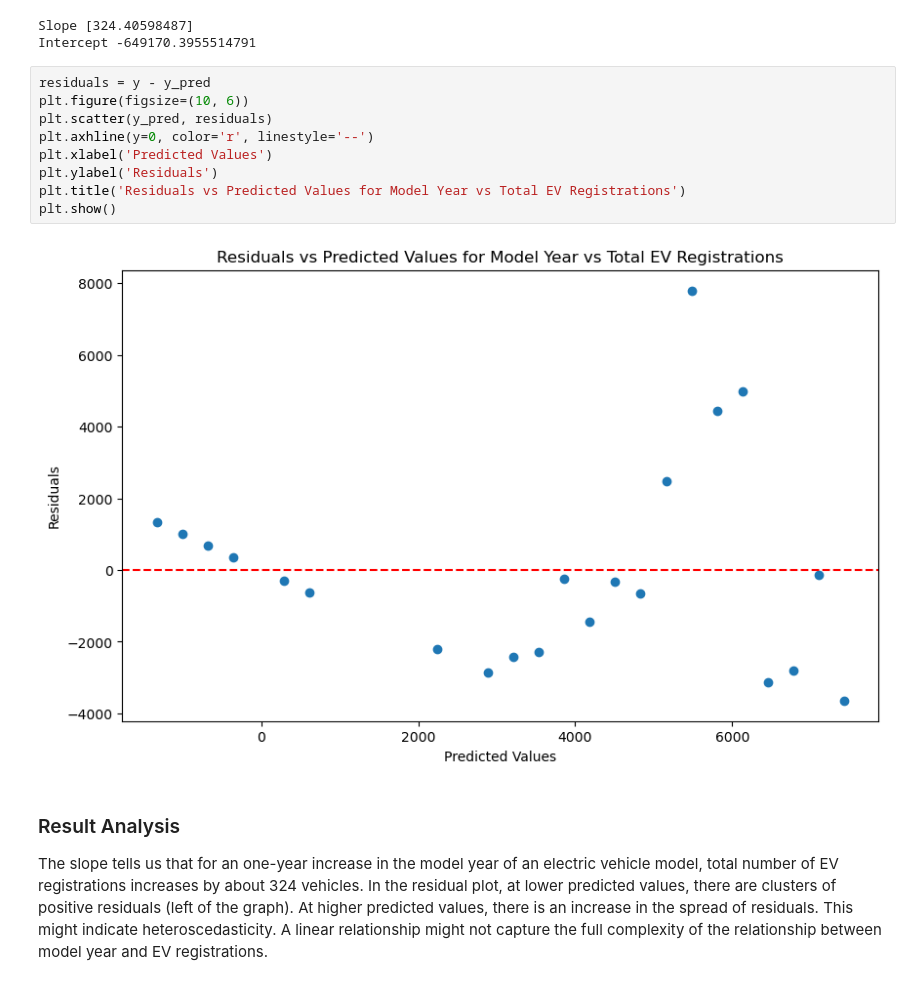
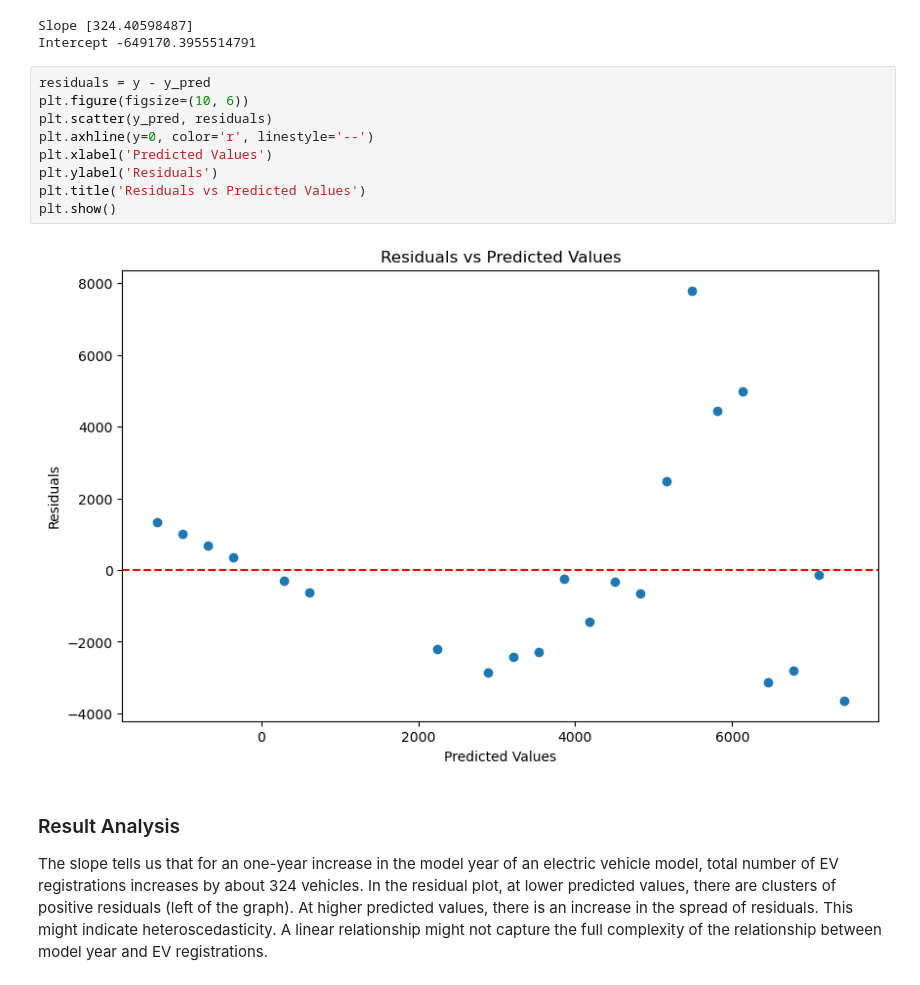
Before and after one commit to vivianzhou1288/info2950-final, a Jupyter notebook: Phase 2.ipynb, the cells around one changed output. Cells and saved outputs as stored; diff of their text form.

```diff
--- a/Phase 2.ipynb
+++ b/Phase 2.ipynb
@@ -357,14 +357,14 @@ Intercept -649170.3955514791
 # %%
 residuals = y - y_pred
 plt.figure(figsize=(10, 6))
 plt.scatter(y_pred, residuals)
 plt.axhline(y=0, color='r', linestyle='--')
 plt.xlabel('Predicted Values')
 plt.ylabel('Residuals')
-plt.title('Residuals vs Predicted Values for Model Year vs Total EV Registrations')
+plt.title('Residuals vs Predicted Values')
 plt.show()
 # %% [output]
-[figure, old version]
+[figure, new version]
 # %% [markdown]
 ### Result Analysis
 The slope tells us that for an one-year increase in the model year of an electric vehicle model, total number of EV registrations increases by about 324 vehicles. In the residual plot, at lower predicted values, there are clusters of positive residuals (left of the graph). At higher predicted values, there is an increase in the spread of residuals. This might indicate heteroscedasticity. A linear relationship might not capture the full complexity of the relationship between model year and EV registrations.
```
Also changed, not shown: parts of 9 cells of this notebook.
